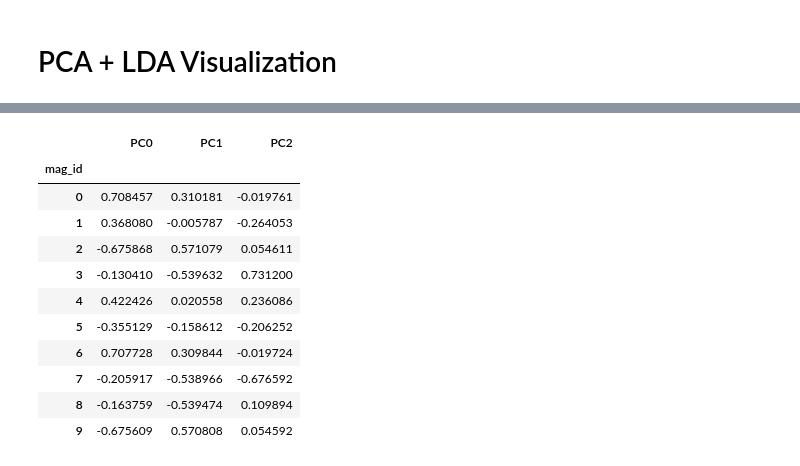
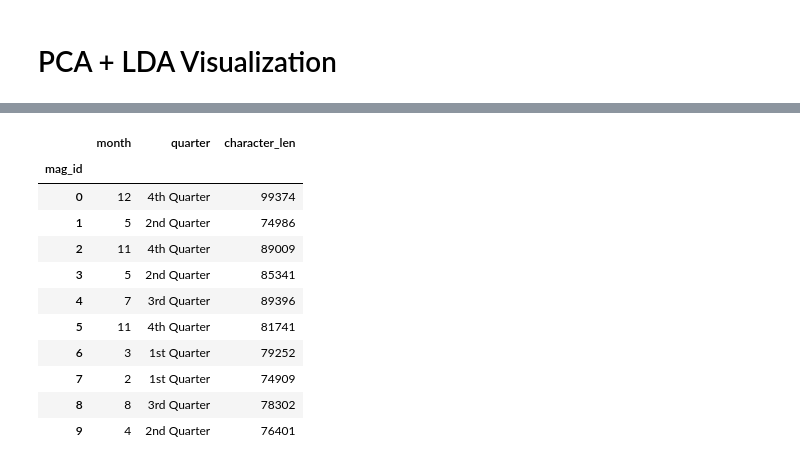
Before and after one commit to aniyahlater/ds5001_final_project, a Jupyter notebook: PCA&LDA.ipynb, the cells around one changed output, grey strips where cells are left out. Cells and saved outputs as stored; diff of their text form; code cells hidden in the pictures.

```diff
--- a/PCA.ipynb
+++ b/PCA&LDA.ipynb
@@ -275,18 +269,16 @@ THETA
-# %%
-DCM_theta = pd.DataFrame(pca_engine.fit_transform(THETA), index=THETA.index)
-DCM_theta.columns = ['PC{}'.format(i) for i in DCM_theta.columns]
-topic_sizes = THETA.mean(axis=0)
-DCM_theta
-# %% [output]
-|  | PC0 | PC1 | PC2 |
-| mag_id |  |  |  |
-| 0 | 0.708457 | 0.310181 | -0.019761 |
-| 1 | 0.368080 | -0.005787 | -0.264053 |
-| 2 | -0.675868 | 0.571079 | 0.054611 |
-| 3 | -0.130410 | -0.539632 | 0.731200 |
-| 4 | 0.422426 | 0.020558 | 0.236086 |
-| 5 | -0.355129 | -0.158612 | -0.206252 |
-| 6 | 0.707728 | 0.309844 | -0.019724 |
-| 7 | -0.205917 | -0.538966 | -0.676592 |
-| 8 | -0.163759 | -0.539474 | 0.109894 |
-| 9 | -0.675609 | 0.570808 | 0.054592 |
+# %%
+LIB_feats = LIB[['month','quarter','character_len']]
+LIB_feats
+# %% [output]
+|  | month | quarter | character_len |
+| mag_id |  |  |  |
+| 0 | 12 | 4th Quarter | 99374 |
+| 1 | 5 | 2nd Quarter | 74986 |
+| 2 | 11 | 4th Quarter | 89009 |
+| 3 | 5 | 2nd Quarter | 85341 |
+| 4 | 7 | 3rd Quarter | 89396 |
+| 5 | 11 | 4th Quarter | 81741 |
+| 6 | 3 | 1st Quarter | 79252 |
+| 7 | 2 | 1st Quarter | 74909 |
+| 8 | 8 | 3rd Quarter | 78302 |
+| 9 | 4 | 2nd Quarter | 76401 |
```
Also changed, not shown: parts of 14 cells of this notebook, 3 other files.
